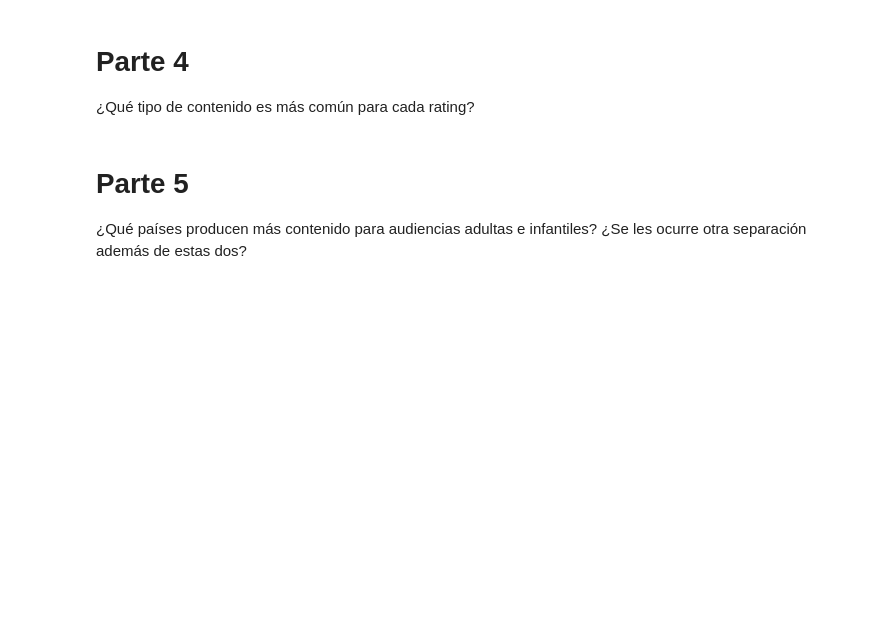
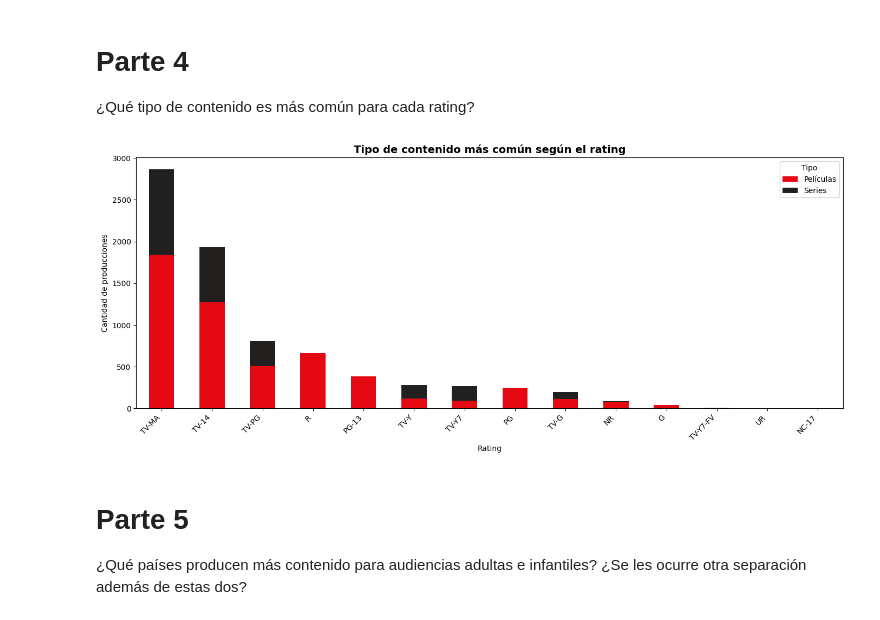
Before and after one commit to AnaMenoni/Practico-2-Analisis-de-Datos, a Jupyter notebook: practico2.ipynb, the cells around one changed output. Saved outputs shown, nothing was run; the diff lists cells and outputs as text; code cells hidden in the pictures; blank space fills up the shorter version.

```diff
--- a/practico2.ipynb
+++ b/practico2.ipynb
@@ -25,6 +112,33 @@ más por películas o series?
 # %% [markdown]
 # Parte 4
 ¿Qué tipo de contenido es más común para cada rating?
+# %%
+# Agrupar por rating y tipo
+rating_counts = df.groupby(['rating', 'type']).size().unstack(fill_value=0)
+
+# Ordenar por total de producciones
+rating_counts = rating_counts.loc[rating_counts.sum(axis=1).sort_values(ascending=False).index]
+
+# Paleta de colores
+colors = ['#e50914', '#221f1f']
+
+# Gráfico de barras apiladas
+rating_counts.plot(kind="bar", stacked=True, figsize=(14,6), color=colors)
+
+# Títulos y etiquetas
+plt.title("Tipo de contenido más común según el rating", fontsize=14, fontweight="bold")
+plt.ylabel("Cantidad de producciones")
+plt.xlabel("Rating")
+
+# Leyenda
+plt.legend(title="Tipo", labels=["Películas", "Series"], loc="upper right")
+
+# Ajustes finales
+plt.xticks(rotation=45, ha="right")
+plt.tight_layout()
+plt.show()
+# %% [output]
+[figure, added]
 # %% [markdown]
 # Parte 5
 ¿Qué países producen más contenido para audiencias adultas e
```
Also changed, not shown: parts of 6 cells of this notebook.
